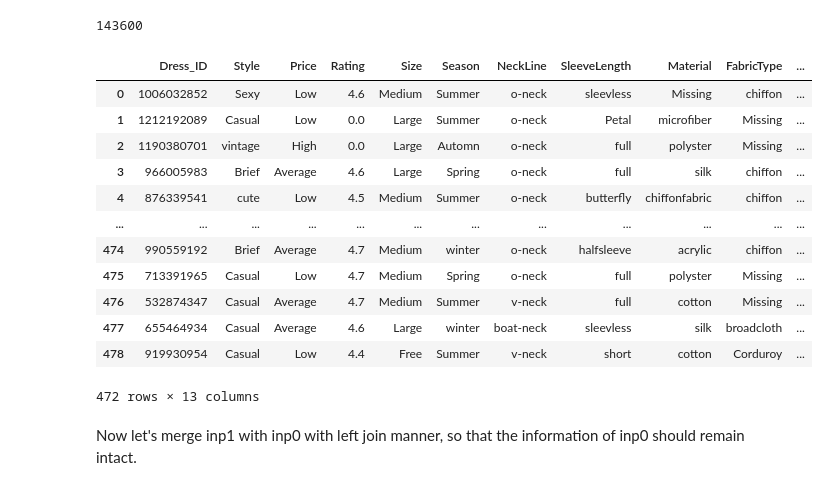
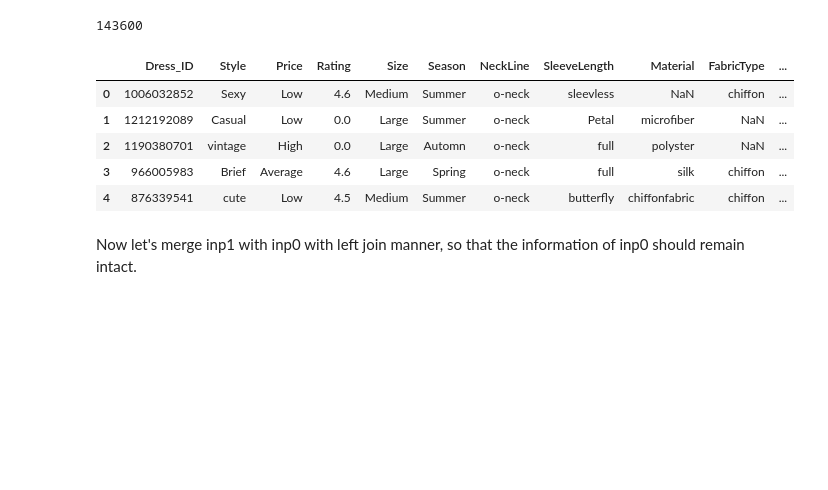
Before and after one commit to deepak7meher/machine-learning, a Jupyter notebook: EDA-Exercise.ipynb, the cells around one changed output. Drawn from its saved outputs; the diff is of its cells as text; code cells hidden in the pictures; blank space fills up the shorter version.

```diff
--- a/EDA-Exercise.ipynb
+++ b/EDA-Exercise.ipynb
@@ -229,21 +288,14 @@ inp1.Spring.sum()
 # %% [output]
 143600
 # %%
-inp0
+inp0.head()
 # %% [output]
 |  | Dress_ID | Style | Price | Rating | Size | Season | NeckLine | SleeveLength | Material | FabricType | ... |
-| 0 | 1006032852 | Sexy | Low | 4.6 | Medium | Summer | o-neck | sleevless | Missing | chiffon | ... |
-| 1 | 1212192089 | Casual | Low | 0.0 | Large | Summer | o-neck | Petal | microfiber | Missing | ... |
-| 2 | 1190380701 | vintage | High | 0.0 | Large | Automn | o-neck | full | polyster | Missing | ... |
+| 0 | 1006032852 | Sexy | Low | 4.6 | Medium | Summer | o-neck | sleevless | NaN | chiffon | ... |
+| 1 | 1212192089 | Casual | Low | 0.0 | Large | Summer | o-neck | Petal | microfiber | NaN | ... |
+| 2 | 1190380701 | vintage | High | 0.0 | Large | Automn | o-neck | full | polyster | NaN | ... |
 | 3 | 966005983 | Brief | Average | 4.6 | Large | Spring | o-neck | full | silk | chiffon | ... |
 | 4 | 876339541 | cute | Low | 4.5 | Medium | Summer | o-neck | butterfly | chiffonfabric | chiffon | ... |
-| ... | ... | ... | ... | ... | ... | ... | ... | ... | ... | ... | ... |
-| 474 | 990559192 | Brief | Average | 4.7 | Medium | winter | o-neck | halfsleeve | acrylic | chiffon | ... |
-| 475 | 713391965 | Casual | Low | 4.7 | Medium | Spring | o-neck | full | polyster | Missing | ... |
-| 476 | 532874347 | Casual | Average | 4.7 | Medium | Summer | v-neck | full | cotton | Missing | ... |
-| 477 | 655464934 | Casual | Average | 4.6 | Large | winter | boat-neck | sleevless | silk | broadcloth | ... |
-| 478 | 919930954 | Casual | Low | 4.4 | Free | Summer | v-neck | short | cotton | Corduroy | ... |
-472 rows × 13 columns
 # %% [markdown]
 Now let's merge inp1 with inp0 with left join manner, so that the information of inp0 should remain intact.
 # %%
```
Also changed, not shown: parts of 23 cells of this notebook.
